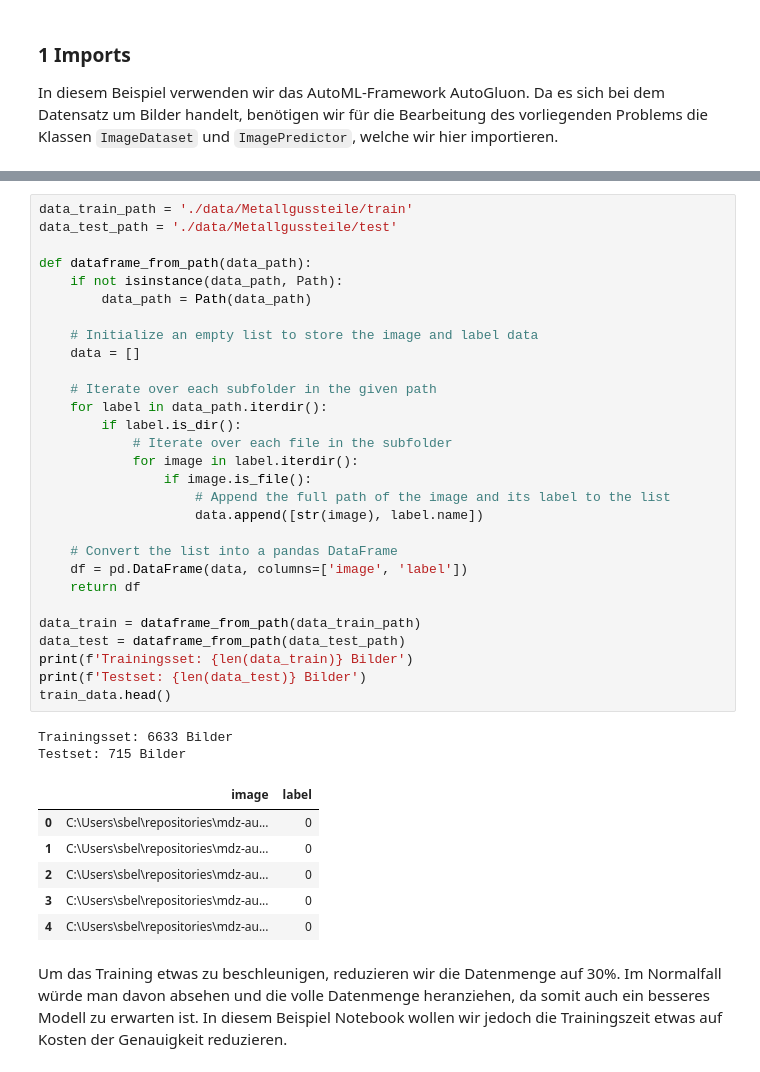
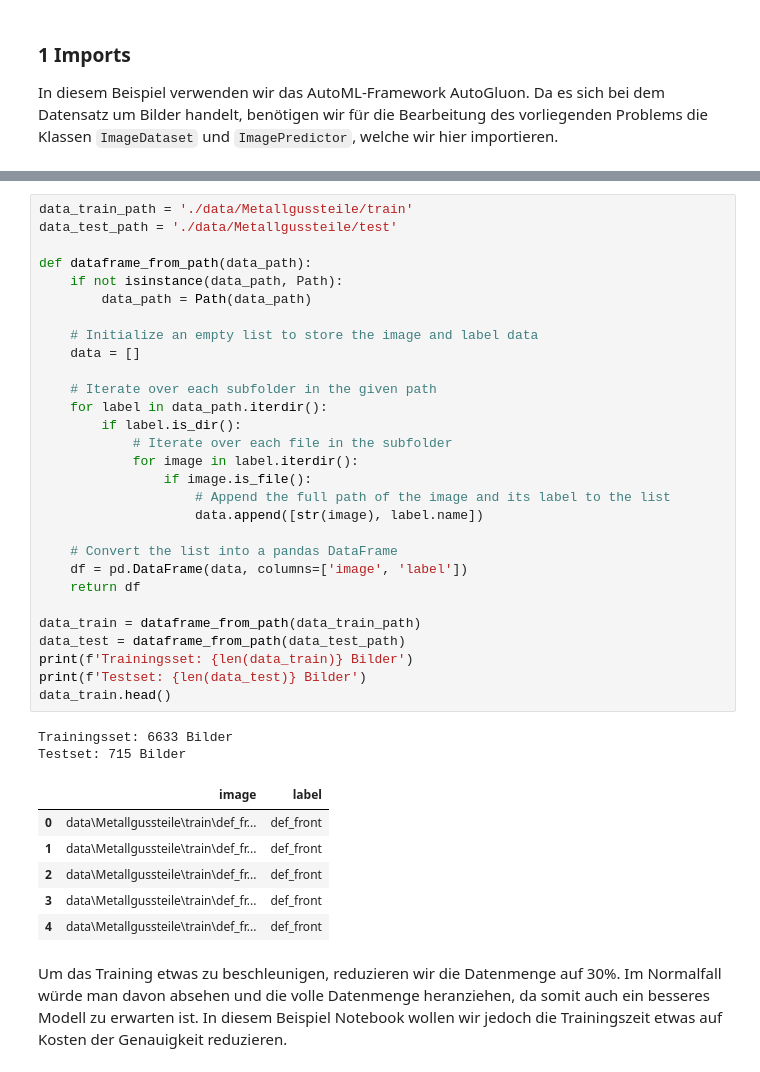
Before and after one commit to IIS-KI-Tutorials/KI-Tutorials, a Jupyter notebook: AutoML_Tutorials.ipynb, the cells around one changed output, grey strips where cells are left out. Cells and saved outputs as stored; diff of their text form.

```diff
--- a/AutoML_Tutorials.ipynb
+++ b/AutoML_Tutorials.ipynb
@@ -716,39 +701,39 @@ data_train_path = './data/Metallgussteile/train'
 data_test_path = './data/Metallgussteile/test'
 
 def dataframe_from_path(data_path):
     if not isinstance(data_path, Path):
         data_path = Path(data_path)
 
     # Initialize an empty list to store the image and label data
     data = []
 
     # Iterate over each subfolder in the given path
     for label in data_path.iterdir():
         if label.is_dir():
             # Iterate over each file in the subfolder
             for image in label.iterdir():
                 if image.is_file():
                     # Append the full path of the image and its label to the list
                     data.append([str(image), label.name])
 
     # Convert the list into a pandas DataFrame
     df = pd.DataFrame(data, columns=['image', 'label'])
     return df
 
 data_train = dataframe_from_path(data_train_path)
 data_test = dataframe_from_path(data_test_path)
 print(f'Trainingsset: {len(data_train)} Bilder')
 print(f'Testset: {len(data_test)} Bilder')
-train_data.head()
+data_train.head()
 # %% [output]
 Trainingsset: 6633 Bilder
 Testset: 715 Bilder
 |  | image | label |
-| 0 | C:\Users\sbel\repositories\mdz-au... | 0 |
-| 1 | C:\Users\sbel\repositories\mdz-au... | 0 |
-| 2 | C:\Users\sbel\repositories\mdz-au... | 0 |
-| 3 | C:\Users\sbel\repositories\mdz-au... | 0 |
-| 4 | C:\Users\sbel\repositories\mdz-au... | 0 |
+| 0 | data\Metallgussteile\train\def_fr... | def_front |
+| 1 | data\Metallgussteile\train\def_fr... | def_front |
+| 2 | data\Metallgussteile\train\def_fr... | def_front |
+| 3 | data\Metallgussteile\train\def_fr... | def_front |
+| 4 | data\Metallgussteile\train\def_fr... | def_front |
 # %% [markdown]
 Um das Training etwas zu beschleunigen, reduzieren wir die Datenmenge auf 30%. Im Normalfall würde man davon absehen und die volle Datenmenge heranziehen, da somit auch ein besseres Modell zu erwarten ist. In diesem Beispiel Notebook wollen wir jedoch die Trainingszeit etwas auf Kosten der Genauigkeit reduzieren.
 # %%
```
Also changed, not shown: parts of 62 cells of this notebook, 6 other files.
